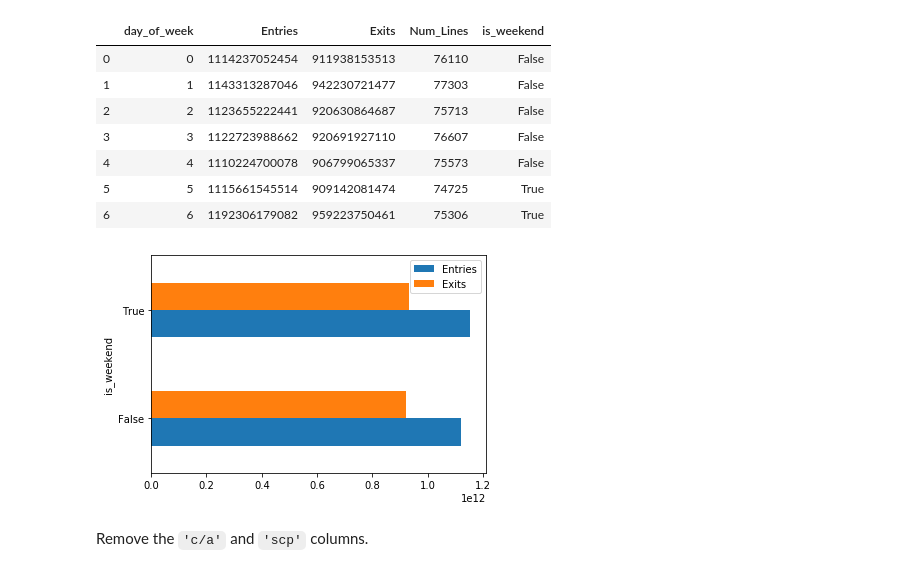
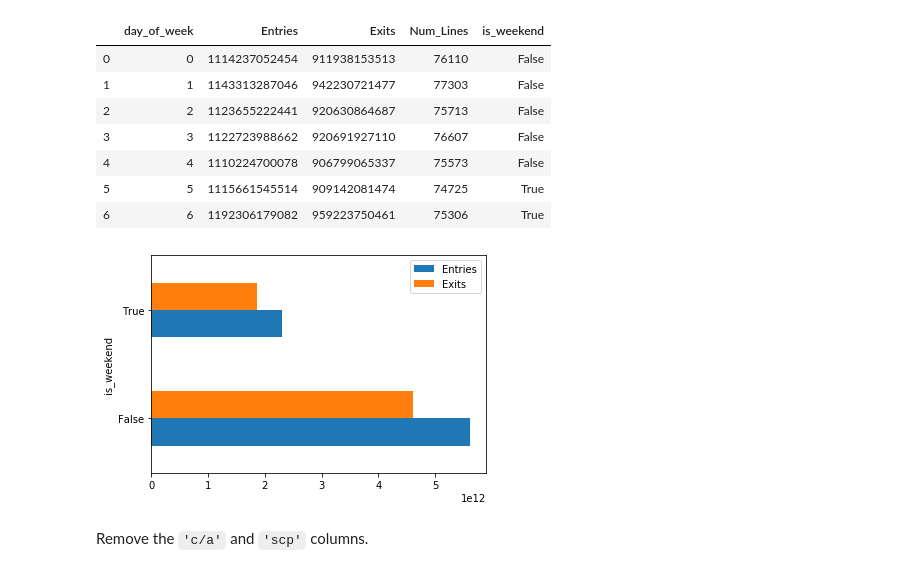
Before and after one commit to OsterMendel/dsc-pandas-series-and-dataframes-lab-nyc-ds-021720, a Jupyter notebook: index.ipynb, the cells around one changed output. Saved outputs shown, nothing was run; the diff lists cells and outputs as text; code cells hidden in the pictures.

```diff
--- a/index.ipynb
+++ b/index.ipynb
@@ -191,11 +191,11 @@ grouped
 | 6 | 6 | 1192306179082 | 959223750461 | 75306 | True |
 # %%
 # Group the data by weekend/weekday and plot the sum of the numeric columns
-wkend = grouped.groupby('is_weekend').mean()
+wkend = grouped.groupby('is_weekend').sum()
 wkend[['Entries', 'Exits']].plot(kind='barh')
 plt.show()
 # %% [output]
-[figure, old version]
+[figure, new version]
 # %% [markdown]
 Remove the `'c/a'` and `'scp'` columns.
 # %%
```
